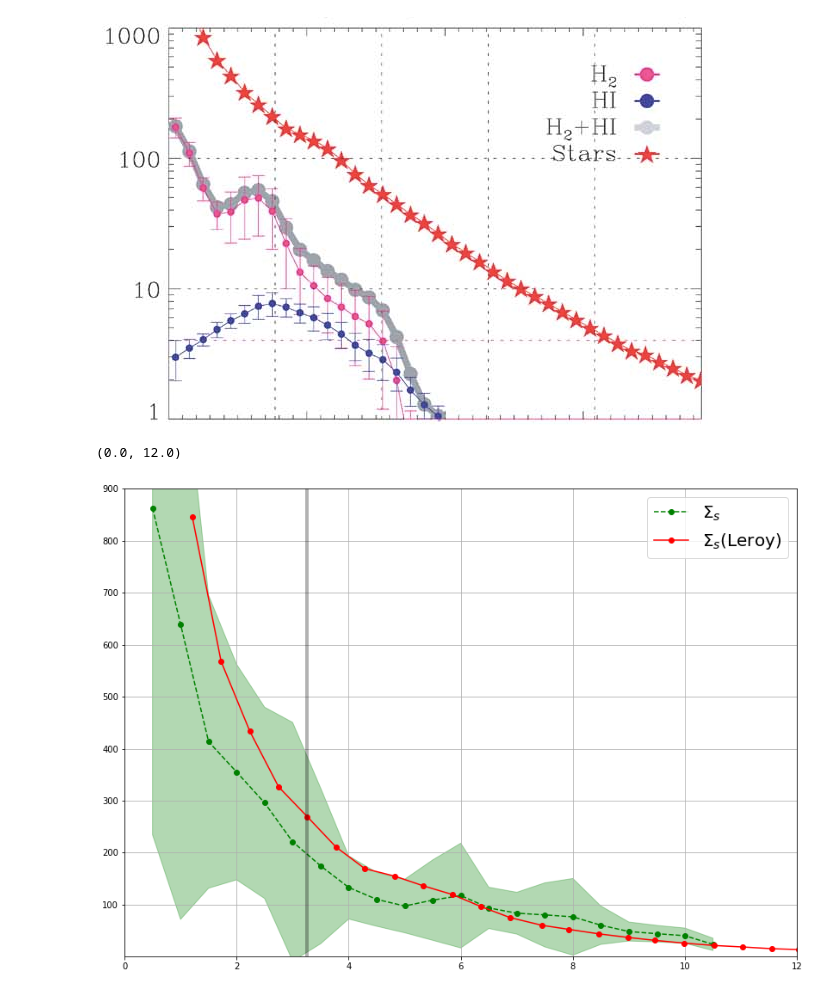
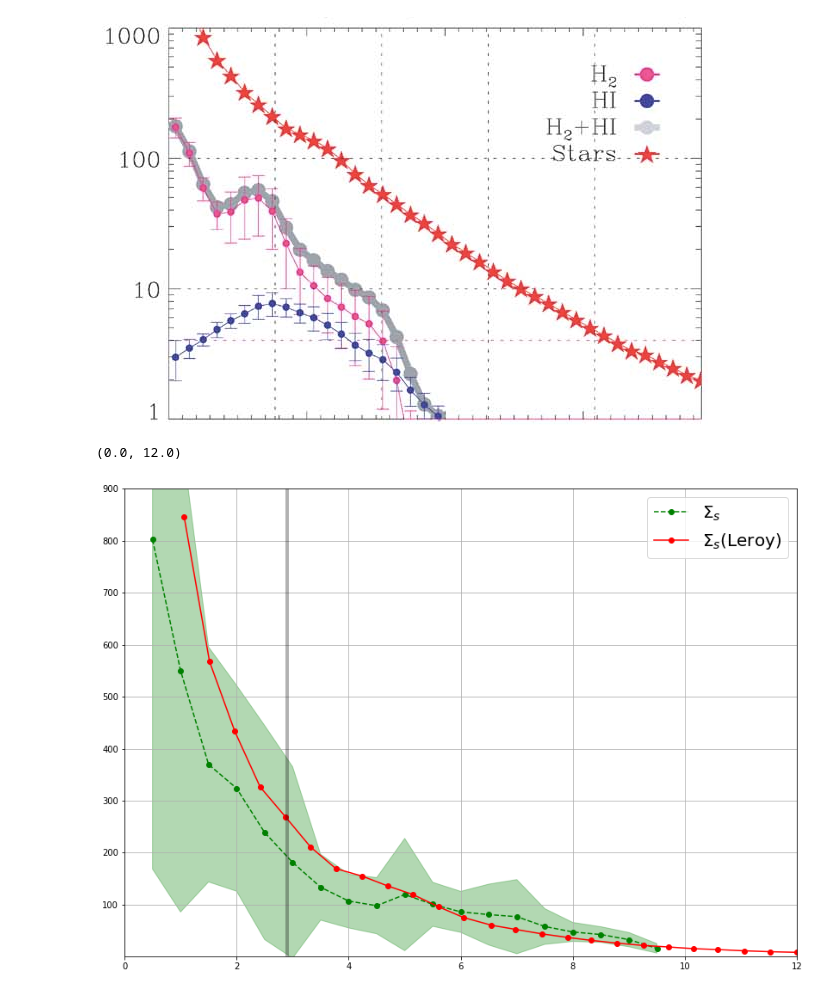
Before and after one commit to ValerieKostiuk/Course-work, a Jupyter notebook: NGC3627/Toomre.ipynb, the cells around one changed output. Drawn from its saved outputs; the diff is of its cells as text; code cells hidden in the pictures.

```diff
--- a/NGC3627/Toomre.ipynb
+++ b/NGC3627/Toomre.ipynb
@@ -18,7 +18,7 @@ importing Jupyter notebook from functions.ipynb
 Using matplotlib backend: TkAgg
 Populating the interactive namespace from numpy and matplotlib
 # %%
-Distance = 10.57 # Mpc
+Distance = 9.3 # Mpc
 incl = 62.
 cosi = np.cos(incl / 180. * np.pi)
 sini = np.sin(incl / 180. * np.pi)
@@ -334,7 +334,7 @@ def azimuthal_average(Q, step=None, vmax=None, maxval=None, vmin=0.5):
     for dbin in np.arange(vmin,vmax,step):
         mask = (dist_kpc >= dbin) & (dist_kpc <= dbin + step)
         anulli = Q[mask]
-        mask = (anulli < maxval) & (anulli > 0)
+        mask = (anulli < maxval) & (anulli > 0.)
         anulli = anulli[mask]
         az_av.append(anulli.sum()/mask.sum())
         az_dev.append(np.std(anulli))
@@ -620,19 +621,19 @@ Sigma_s_az, Sigma_s_az_dev = azimuthal_average(Sigma_s, step=0.5, vmax=11., maxv
 # %%
 plt.figure(figsize=[14,10])
 plt.plot(np.array(np.arange(0.5,11.,0.5)),Sigma_s_az, 'o--', label=r'$\Sigma_{s}$', color='green')
 plt.fill_between(np.array(np.arange(0.5,11.,0.5)),
                      np.array(Sigma_s_az) - np.array(Sigma_s_az_dev),
                      np.array(Sigma_s_az) + np.array(Sigma_s_az_dev), alpha=0.3, color='green')
 plt.plot(Sigma_s_Leroy[0::2],Sigma_s_Leroy[1::2], 'o-', label=r'$\Sigma_s$(Leroy)', color='red')
 
 plt.grid()
 plt.legend(fontsize=20)
-plt.axvline(x=3.25, alpha=0.3, color='black', lw=4) # Граница усреднения по кругу
+plt.axvline(x=2.9, alpha=0.3, color='black', lw=4) # Граница усреднения по кругу
 plt.ylim(1., 900.)
 plt.xlim(0., 12.)
 # %% [output]
 (0.0, 12.0)
-[figure, old version]
+[figure, new version]
 # %%
 plt.figure(figsize=[17,10])
 #Sigma_HI_az1=[Sigma_HI_az[i]*1.36 for i in range(len(Sigma_HI_az))]
```
Also changed, not shown: parts of 14 cells of this notebook, 4 other files.
